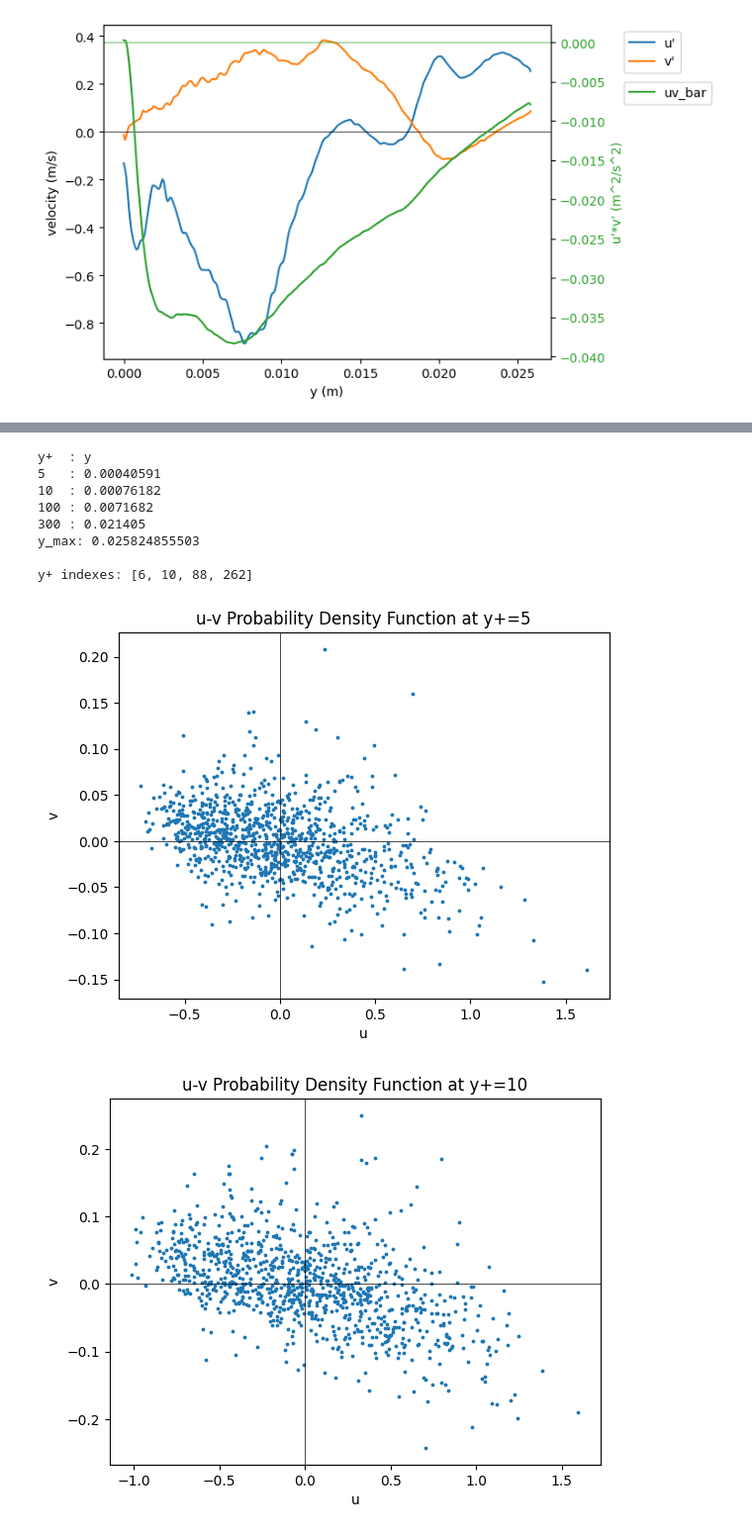
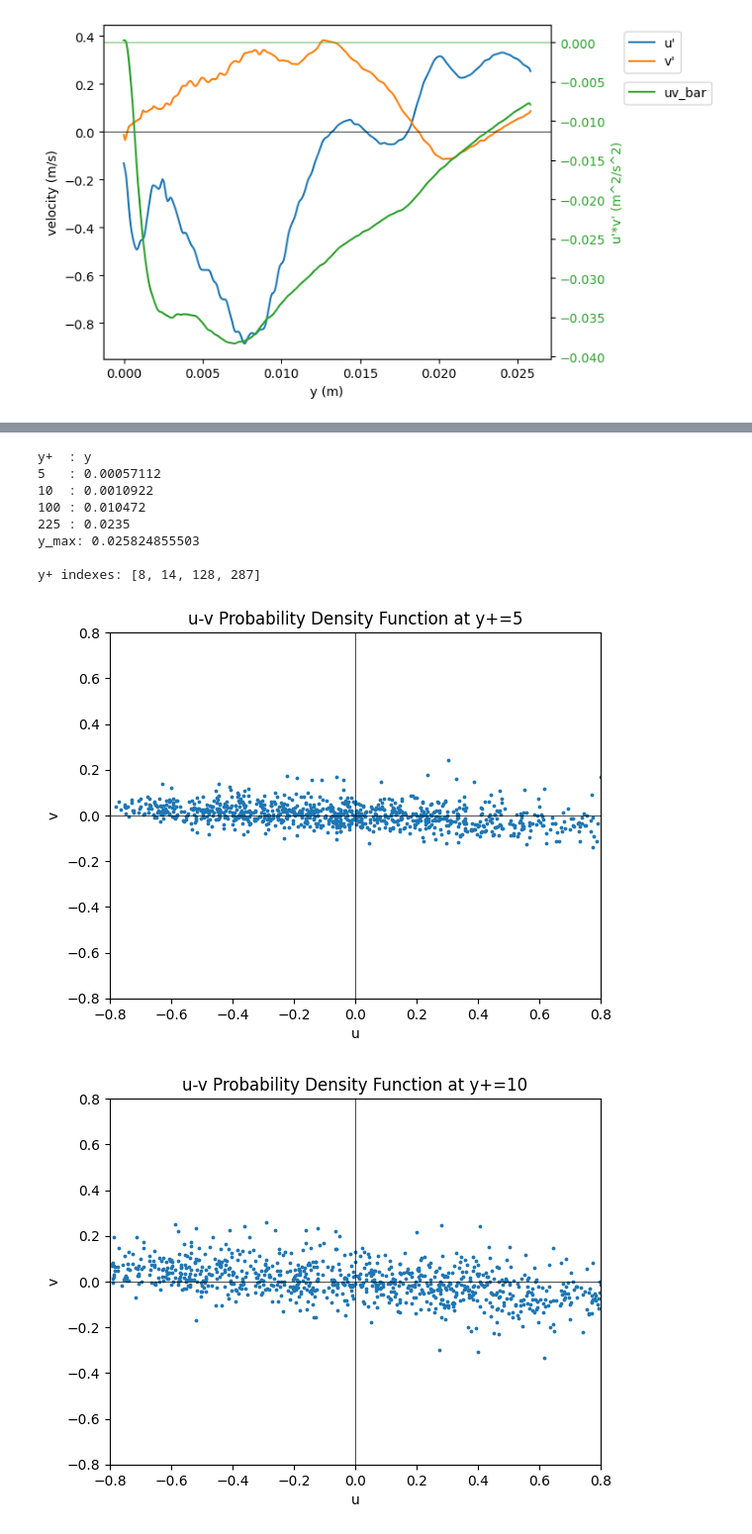
Before and after one commit to Jagardiner97/Boundary-Layers, a Jupyter notebook: Boundary Layers/BL Final Project/turbulent-characterization.ipynb, the cells around one changed output, grey strips where cells are left out. Shown: that part at 99% size. Cells and saved outputs as stored; diff of their text form; code cells hidden in the pictures.

Commit message:
Changed the method of determining density and viscosity and updated figures

```diff
--- a/Boundary Layers/BL Final Project/turbulent-characterization.ipynb
+++ b/Boundary Layers/BL Final Project/turbulent-characterization.ipynb
@@ -88,7 +89,7 @@ def read_file(file_path, wall=None, index=None):
     return y_points, v_ave, u_ave
 # %%
 # Get averages for u and v for one file
-y_cal, v_cal, u_cal = read_file('piv-data/B00100.dat')
+y_cal, v_cal, u_cal = read_file('piv-data/B00400.dat')
 # %%
 # Plot the averages for u and v across all profiles in the first file
 plt.plot(y_cal, u_cal, label="u")
@@ -205,9 +206,15 @@ plt.show()
 # Define Spalding equation and set variables
 kappa = 0.41
 B = 5.0
-nu = 15.52e-6
-rho = 1.184
-mu = rho * nu
+
+# Get Air Properties
+T_f = (138.6 + 23.4) / 2
+P_atm = 87.4
+relative_humidity = 0.4664
+state = CP.State('Air', {'T': T_f + 273.15, 'P': P_atm, 'R': relative_humidity})
+rho = state.rho
+mu = state.visc
+nu = mu / rho
 
 def spalding_equation(u_bar, y_0, u_tau):
     return nu * (u_bar / (u_tau**2) + np.exp(-kappa * B) / u_tau * (np.exp(kappa * u_bar / u_tau) - 1 - kappa * u_bar / u_tau - kappa**2 * u_bar**2 / (2 * u_tau**2) - kappa**3 * u_bar**3 / (6 * u_tau**3))) + y_0
@@ -220,8 +227,8 @@ def uplus_equation(u_value, u_tau):
 # %%
 # Use the Spalding profile to get u_tau
 initial_guesses = [0, 0.1] #y_0 and u_tau
-start = 10
-end = 175
+start = 5
+end = 225
 popt, pcov = curve_fit(spalding_equation, u_average[start:end], y[start:end], p0=initial_guesses, bounds=([-5e-5, -5], [5e-5, np.inf]), method='dogbox')
 y_0_opt, u_tau_opt = popt
 
@@ -406,19 +413,14 @@ def pdf_plot(u_prime, v_prime, index, y_plus_val):
         else:
             bl += 1
 
-    # Get axis limits
-    v_max = max(v_prime_coords)
-    u_max = max(u_prime_coords)
-    ax_max = max(v_max, u_max)
-
     # Plot the data
     plt.scatter(u_prime_coords, v_prime_coords, s=3)
     plt.xlabel("u")
     plt.ylabel("v")
     plt.axhline(0, color='black', linewidth=0.5)
     plt.axvline(0, color='black', linewidth=0.5)
-    #plt.xlim([-ax_max, ax_max])
-    #plt.ylim([-ax_max/4, ax_max/4])
+    plt.xlim([-0.8, 0.8])
+    plt.ylim([-0.8, 0.8])
     plt.title(f"u-v Probability Density Function at y+={y_plus_val}")
     plt.show()
 
@@ -426,40 +428,40 @@ def pdf_plot(u_prime, v_prime, index, y_plus_val):
     return [tl, tr, br, bl]
 # %%
 # Create Fig. 1b
-y_plus_list = [5, 10, 100, 300]
+y_plus_list = [5, 10, 100, 225]
 pdf_y = []
 for yplus in y_plus_list:
     pdf_y.append(y_plus_to_y(yplus, u_tau_opt, nu, y_0_opt))
 print("y+  : y")
 print(f"5   : {pdf_y[0]:0.5}")
 print(f"10  : {pdf_y[1]:0.5}")
 print(f"100 : {pdf_y[2]:0.5}")
-print(f"300 : {pdf_y[3]:0.5}")
+print(f"{y_plus_list[3]} : {pdf_y[3]:0.5}")
 print("y_max:", y[-1])
 
 # Find the indexes to plot
 j = 0
 pdf_index = []
 for i in range(len(y)):
     if j >= len(pdf_y):
         break
     elif y[i] > pdf_y[j]:
         pdf_index.append(i)
         j += 1
 
 print("\ny+ indexes:", pdf_index)
 # Plot at the y+ values
 count = []
 for plot_num in range(len(pdf_index)):
     count.append(pdf_plot(u_prime, v_prime, pdf_index[plot_num], y_plus_list[plot_num]))
 # %% [output]
 y+  : y
-5   : 0.00040591
-10  : 0.00076182
-100 : 0.0071682
-300 : 0.021405
+5   : 0.00057112
+10  : 0.0010922
+100 : 0.010472
+225 : 0.0235
 y_max: 0.025824855503
 
-y+ indexes: [6, 10, 88, 262]
+y+ indexes: [8, 14, 128, 287]
-[figure, old version]
+[figure, new version]
-[figure, old version]
+[figure, new version]
```
Also changed, not shown: parts of 8 cells of this notebook, 9 other files.
